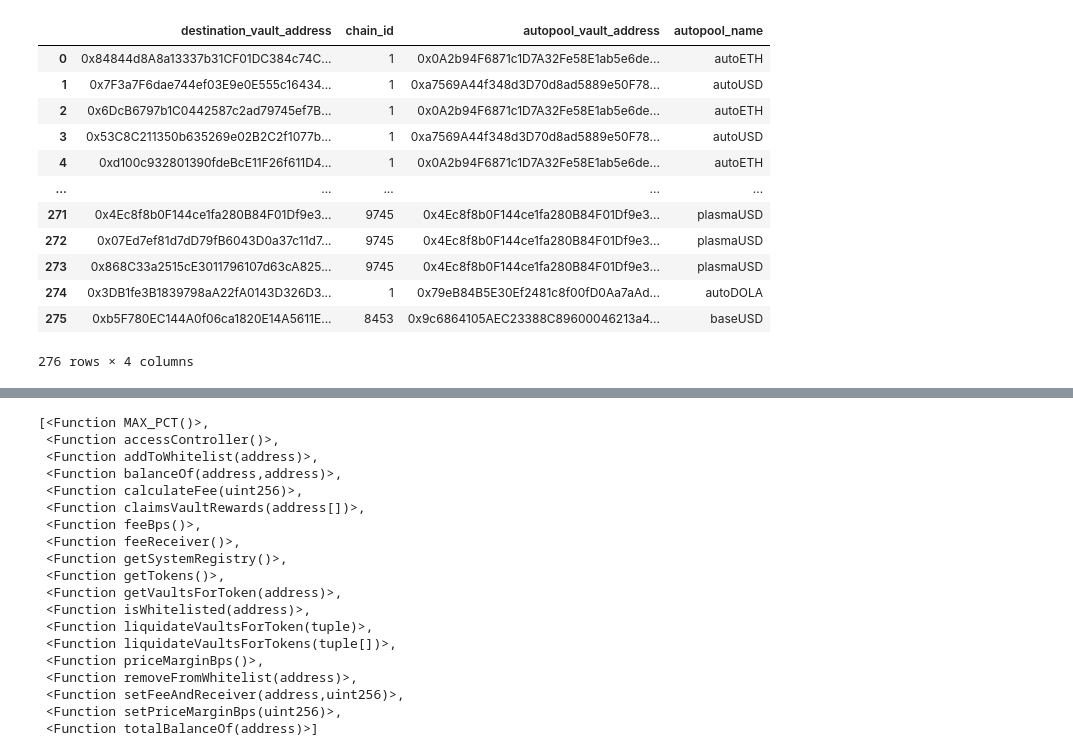
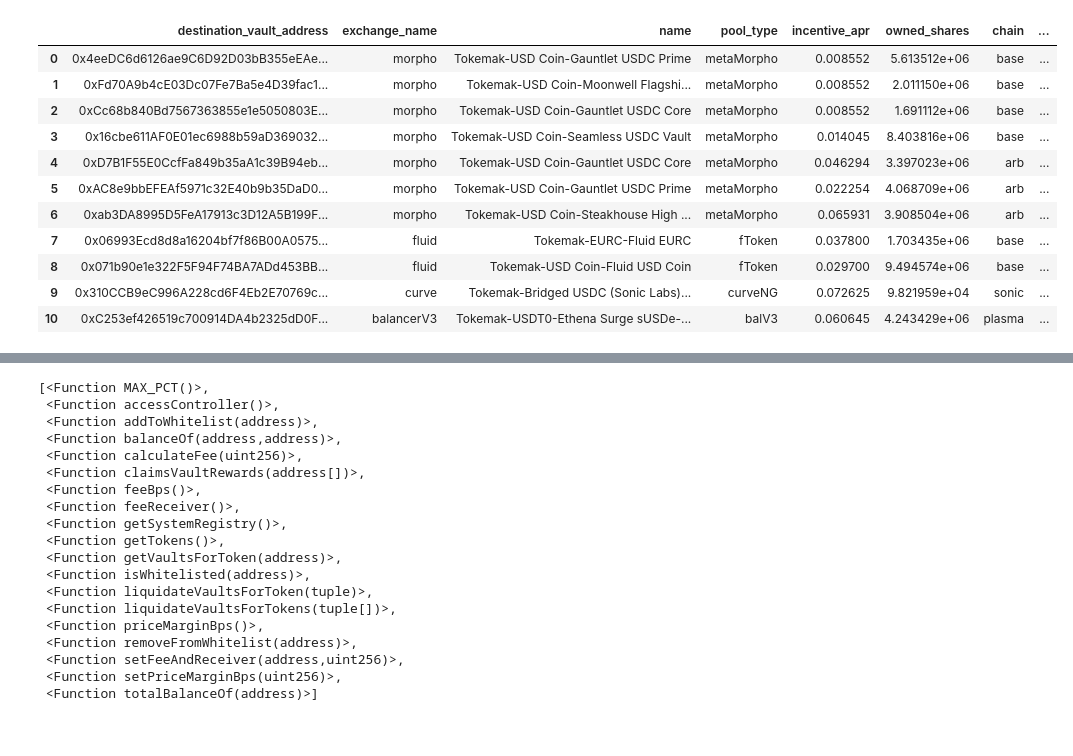
Before and after one commit to Tokemak/v2-rebalance-dashboard, a Jupyter notebook: mainnet_launch/slack_messages/queries.ipynb, the cells around one changed output, grey strips where cells are left out. Drawn from its saved outputs; the diff is of its cells as text; code cells hidden in the pictures.

```diff
--- a/mainnet_launch/slack_messages/queries.ipynb
+++ b/mainnet_launch/slack_messages/queries.ipynb
@@ -21,7 +1,21 @@ ENGINE.echo = False
 # %%
+"""These are assumed to be ran after the production database is updated"""
+
+import pandas as pd
+
+from mainnet_launch.database.postgres_operations import (
+    _exec_sql_and_cache,
+    get_full_table_as_df_with_tx_hash,
+    get_full_table_as_df_with_block,
+    get_full_table_as_df,
+)
+from mainnet_launch.database.schema.full import *
+
+from mainnet_launch.slack_messages.post_message import post_slack_message, post_message_with_table
+from mainnet_launch.constants import *
+
+
 def fetch_recent_vault_claimed_reward_event_data(n: int) -> pd.DataFrame:
-
-    chain_id_to_name = {c.chain_id: c.name for c in ALL_CHAINS}
 
     n_days_ago = pd.Timestamp.now() - pd.Timedelta(days=n)
 
@@ -106,6 +100,7 @@ def fetch_recent_vault_claimed_reward_event_data(n: int) -> pd.DataFrame:
     destinations["owned_shares"] = destinations["pool"].map(
         autopool_destination_states.groupby("pool")["owned_shares"].max()
     )
+    chain_id_to_name = {c.chain_id: c.name for c in ALL_CHAINS}
     destinations["chain"] = destinations["chain_id"].map(chain_id_to_name)
     return claim_vault_rewards, autopool_destination_states, destination_states, destinations, autopool_destinations
 
@@ -174,12 +169,12 @@ def get_suspect_pools_missing_vault_liquidations():
 
     all_suspect = pd.concat([suspect_morpho, suspect_not_morpho], ignore_index=True)
 
-    return all_suspect, all_claim_vault_rewards, autopool_destinations
+    return all_suspect, all_claim_vault_rewards, autopool_destinations, destinations
 
 
-all_suspect, all_claim_vault_rewards, autopool_destinations = get_suspect_pools_missing_vault_liquidations()
+all_suspect, all_claim_vault_rewards, autopool_destinations, destinations = get_suspect_pools_missing_vault_liquidations()
 
-all_suspect, all_claim_vault_rewards, autopool_destinations
+all_suspect, all_claim_vault_rewards, autopool_destinations, destinations
 # %% [output]
 (                     destination_vault_address exchange_name  \
  0   0x4eeDC6d6126ae9C6D92D03bB355eEAe5E47d2b03        morpho
@@ -223,16 +196,20 @@ Name: datetime, dtype: datetime64[ns, UTC]
-# %%
-autopool_destinations
-# %% [output]
-|  | destination_vault_address | chain_id | autopool_vault_address | autopool_name |
-| 0 | 0x84844d8A8a13337b31CF01DC384c74C... | 1 | 0x0A2b94F6871c1D7A32Fe58E1ab5e6de... | autoETH |
-| 1 | 0x7F3a7F6dae744ef03E9e0E555c16434... | 1 | 0xa7569A44f348d3D70d8ad5889e50F78... | autoUSD |
-| 2 | 0x6DcB6797b1C0442587c2ad79745ef7B... | 1 | 0x0A2b94F6871c1D7A32Fe58E1ab5e6de... | autoETH |
-| 3 | 0x53C8C211350b635269e02B2C2f1077b... | 1 | 0xa7569A44f348d3D70d8ad5889e50F78... | autoUSD |
-| 4 | 0xd100c932801390fdeBcE11F26f611D4... | 1 | 0x0A2b94F6871c1D7A32Fe58E1ab5e6de... | autoETH |
-| ... | ... | ... | ... | ... |
-| 271 | 0x4Ec8f8b0F144ce1fa280B84F01Df9e3... | 9745 | 0x4Ec8f8b0F144ce1fa280B84F01Df9e3... | plasmaUSD |
-| 272 | 0x07Ed7ef81d7dD79fB6043D0a37c11d7... | 9745 | 0x4Ec8f8b0F144ce1fa280B84F01Df9e3... | plasmaUSD |
-| 273 | 0x868C33a2515cE3011796107d63cA825... | 9745 | 0x4Ec8f8b0F144ce1fa280B84F01Df9e3... | plasmaUSD |
-| 274 | 0x3DB1fe3B1839798aA22fA0143D326D3... | 1 | 0x79eB84B5E30Ef2481c8f00fD0Aa7aAd... | autoDOLA |
-| 275 | 0xb5F780EC144A0f06ca1820E14A5611E... | 8453 | 0x9c6864105AEC23388C89600046213a4... | baseUSD |
-276 rows × 4 columns
+# %%
+most_recent_vault_claimed_event = all_claim_vault_rewards.groupby('destination_vault_address')['datetime'].max()
+all_suspect['date_of_most_recent_vault_claim'] = all_suspect['destination_vault_address'].map(most_recent_vault_claimed_event)
+
+all_suspect[['destination_vault_address', 'exchange_name', 'name',
+       'pool_type', 'incentive_apr', 'owned_shares', 'chain',
+       'date_of_most_recent_vault_claim']]
+# %% [output]
+|  | destination_vault_address | exchange_name | name | pool_type | incentive_apr | owned_shares | chain | ... |
+| 0 | 0x4eeDC6d6126ae9C6D92D03bB355eEAe... | morpho | Tokemak-USD Coin-Gauntlet USDC Prime | metaMorpho | 0.008552 | 5.613512e+06 | base | ... |
+| 1 | 0xFd70A9b4cE03Dc07Fe7Ba5e4D39fac1... | morpho | Tokemak-USD Coin-Moonwell Flagshi... | metaMorpho | 0.008552 | 2.011150e+06 | base | ... |
+| 2 | 0xCc68b840Bd7567363855e1e5050803E... | morpho | Tokemak-USD Coin-Gauntlet USDC Core | metaMorpho | 0.008552 | 1.691112e+06 | base | ... |
+| 3 | 0x16cbe611AF0E01ec6988b59aD369032... | morpho | Tokemak-USD Coin-Seamless USDC Vault | metaMorpho | 0.014045 | 8.403816e+06 | base | ... |
+| 4 | 0xD7B1F55E0CcfFa849b35aA1c39B94eb... | morpho | Tokemak-USD Coin-Gauntlet USDC Core | metaMorpho | 0.046294 | 3.397023e+06 | arb | ... |
+| 5 | 0xAC8e9bbEFEAf5971c32E40b9b35DaD0... | morpho | Tokemak-USD Coin-Gauntlet USDC Prime | metaMorpho | 0.022254 | 4.068709e+06 | arb | ... |
+| 6 | 0xab3DA8995D5FeA17913c3D12A5B199F... | morpho | Tokemak-USD Coin-Steakhouse High ... | metaMorpho | 0.065931 | 3.908504e+06 | arb | ... |
+| 7 | 0x06993Ecd8d8a16204bf7f86B00A0575... | fluid | Tokemak-EURC-Fluid EURC | fToken | 0.037800 | 1.703435e+06 | base | ... |
+| 8 | 0x071b90e1e322F5F94F74BA7ADd453BB... | fluid | Tokemak-USD Coin-Fluid USD Coin | fToken | 0.029700 | 9.494574e+06 | base | ... |
+| 9 | 0x310CCB9eC996A228cd6F4Eb2E70769c... | curve | Tokemak-Bridged USDC (Sonic Labs)... | curveNG | 0.072625 | 9.821959e+04 | sonic | ... |
+| 10 | 0xC253ef426519c700914DA4b2325dD0F... | balancerV3 | Tokemak-USDT0-Ethena Surge sUSDe-... | balV3 | 0.060645 | 4.243429e+06 | plasma | ... |
```
Also changed, not shown: parts of 6 cells of this notebook, 7 other files.
